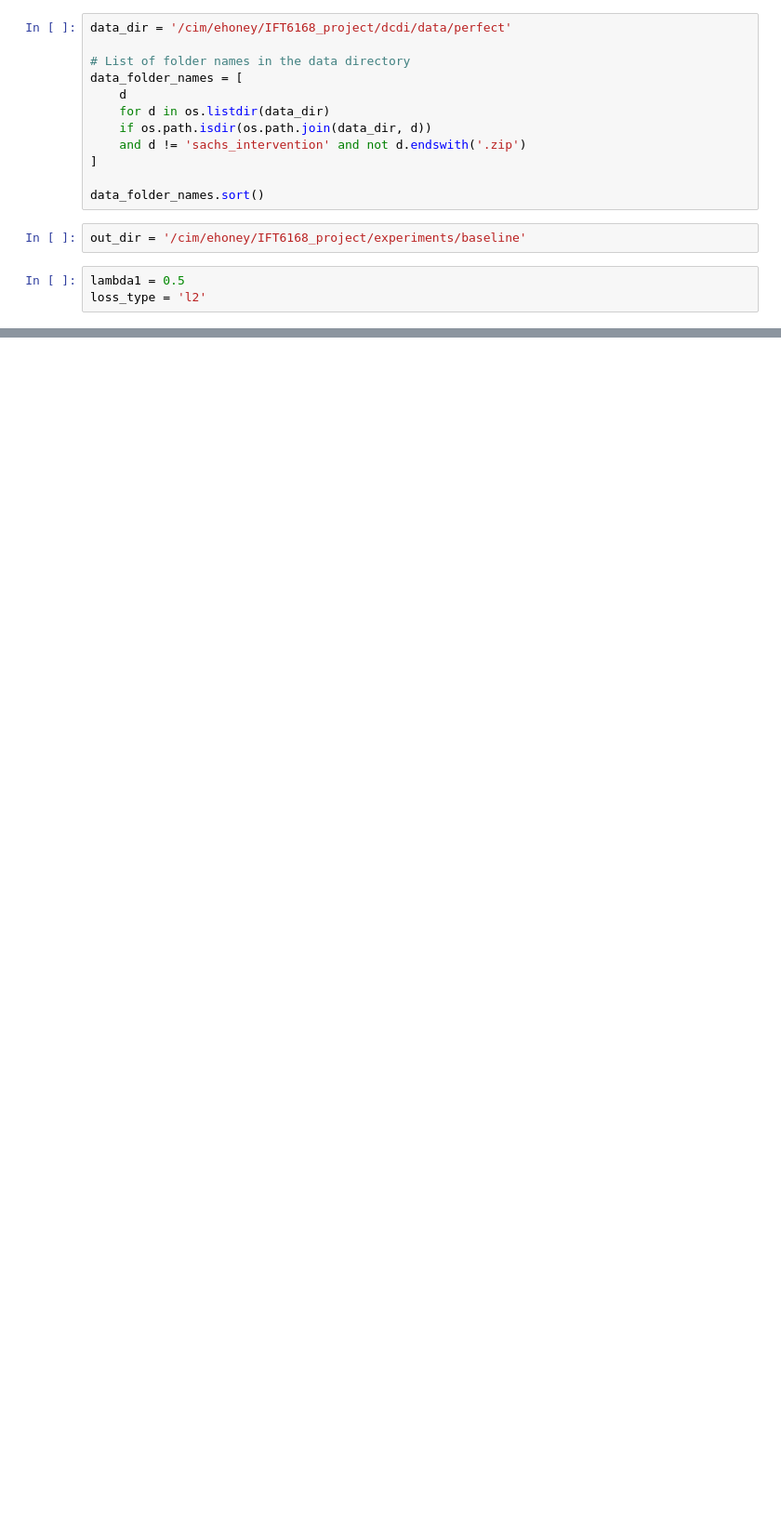
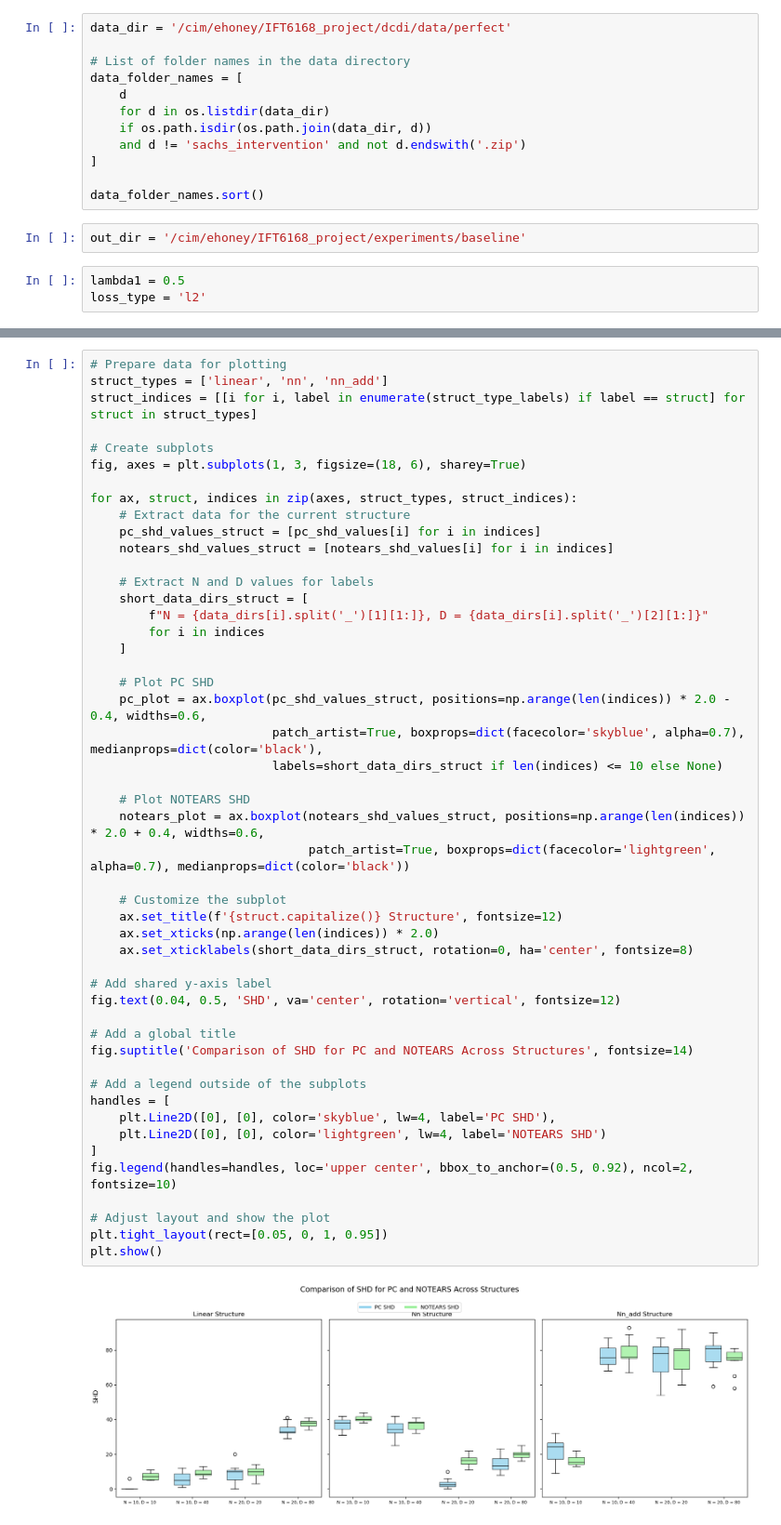
Before and after one commit to ethankreuzer/IFT6168_project, a Jupyter notebook: clean_baseline_experiment.ipynb, the cells around one changed output, grey strips where cells are left out. Shown: that part at 93% size. Drawn from its saved outputs; the diff is of its cells as text; blank space fills up the shorter version.

```diff
--- a/clean_baseline_experiment.ipynb
+++ b/clean_baseline_experiment.ipynb
@@ -158,0 +263,51 @@ KeyboardInterrupt:
+# %%
+# Prepare data for plotting
+struct_types = ['linear', 'nn', 'nn_add']
+struct_indices = [[i for i, label in enumerate(struct_type_labels) if label == struct] for struct in struct_types]
+
+# Create subplots
+fig, axes = plt.subplots(1, 3, figsize=(18, 6), sharey=True)
+
+for ax, struct, indices in zip(axes, struct_types, struct_indices):
+    # Extract data for the current structure
+    pc_shd_values_struct = [pc_shd_values[i] for i in indices]
+    notears_shd_values_struct = [notears_shd_values[i] for i in indices]
+
+    # Extract N and D values for labels
+    short_data_dirs_struct = [
+        f"N = {data_dirs[i].split('_')[1][1:]}, D = {data_dirs[i].split('_')[2][1:]}"
+        for i in indices
+    ]
+
+    # Plot PC SHD
+    pc_plot = ax.boxplot(pc_shd_values_struct, positions=np.arange(len(indices)) * 2.0 - 0.4, widths=0.6,
+                         patch_artist=True, boxprops=dict(facecolor='skyblue', alpha=0.7), medianprops=dict(color='black'),
+                         labels=short_data_dirs_struct if len(indices) <= 10 else None)
+
+    # Plot NOTEARS SHD
+    notears_plot = ax.boxplot(notears_shd_values_struct, positions=np.arange(len(indices)) * 2.0 + 0.4, widths=0.6,
+                              patch_artist=True, boxprops=dict(facecolor='lightgreen', alpha=0.7), medianprops=dict(color='black'))
+
+    # Customize the subplot
+    ax.set_title(f'{struct.capitalize()} Structure', fontsize=12)
+    ax.set_xticks(np.arange(len(indices)) * 2.0)
+    ax.set_xticklabels(short_data_dirs_struct, rotation=0, ha='center', fontsize=8)
+
+# Add shared y-axis label
+fig.text(0.04, 0.5, 'SHD', va='center', rotation='vertical', fontsize=12)
+
+# Add a global title
+fig.suptitle('Comparison of SHD for PC and NOTEARS Across Structures', fontsize=14)
+
+# Add a legend outside of the subplots
+handles = [
+    plt.Line2D([0], [0], color='skyblue', lw=4, label='PC SHD'),
+    plt.Line2D([0], [0], color='lightgreen', lw=4, label='NOTEARS SHD')
+]
+fig.legend(handles=handles, loc='upper center', bbox_to_anchor=(0.5, 0.92), ncol=2, fontsize=10)
+
+# Adjust layout and show the plot
+plt.tight_layout(rect=[0.05, 0, 1, 0.95])
+plt.show()
+# %% [output]
+[figure, added]
```
Also changed, not shown: parts of 8 cells of this notebook.
